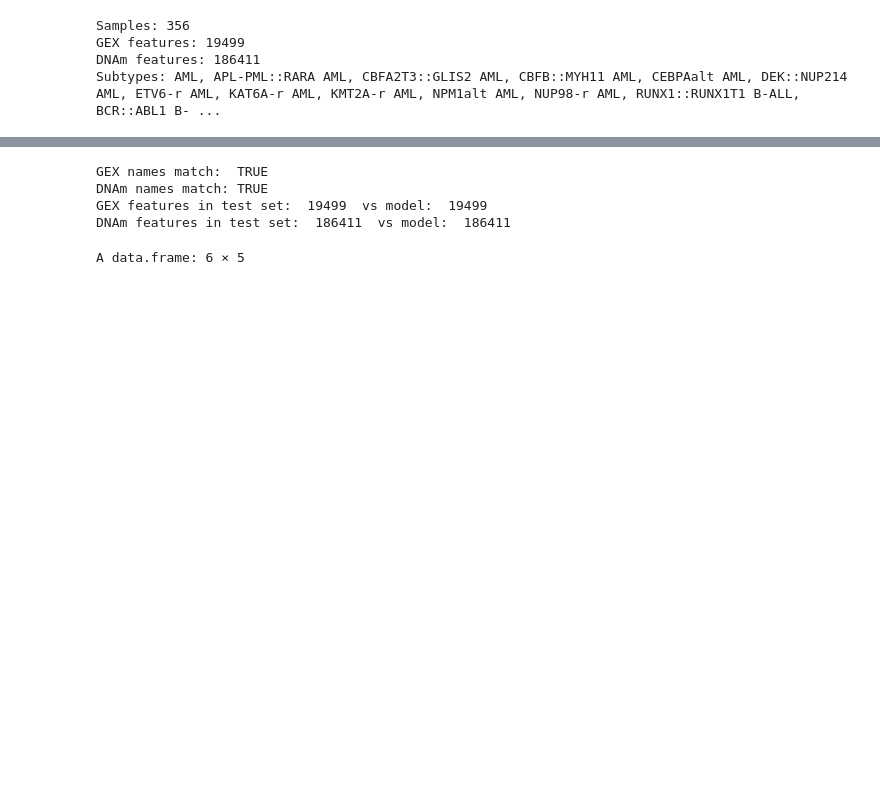
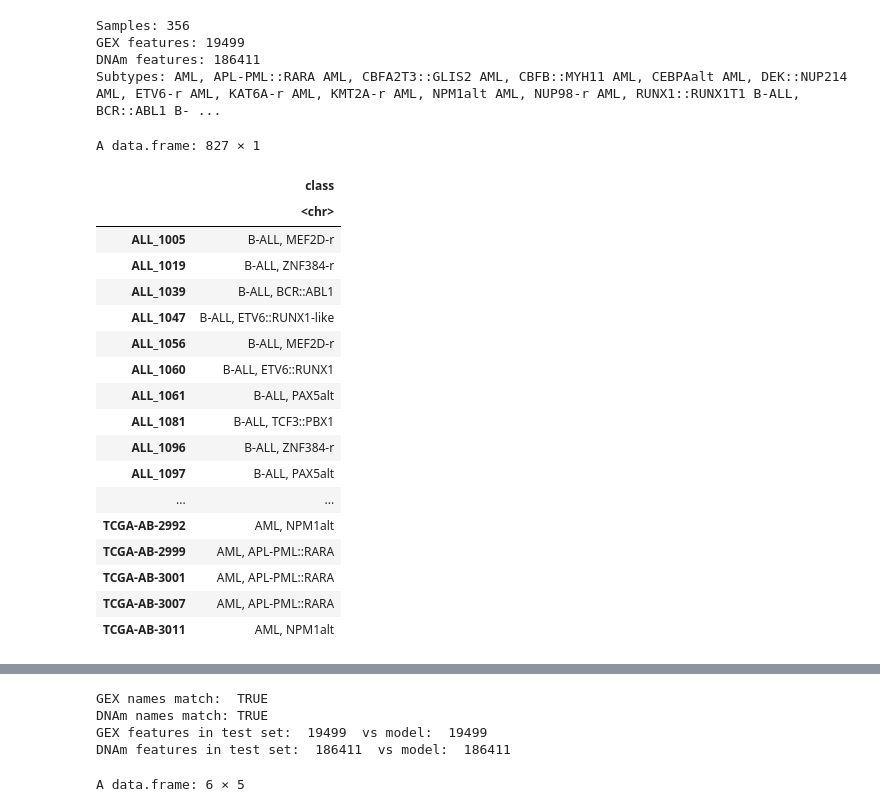
Before and after one commit to Molmed/pallas, a Jupyter notebook: R/mixomics_evaluate_model.ipynb, the cells around one changed output, grey strips where cells are left out. Cells and saved outputs as stored; diff of their text form; code cells hidden in the pictures; blank space fills up the shorter version.

```diff
--- a/R/mixomics_evaluate_model.ipynb
+++ b/R/mixomics_evaluate_model.ipynb
@@ -35,6 +43,30 @@ Samples: 356
 GEX features: 19499
 DNAm features: 186411
 Subtypes: AML, APL-PML::RARA AML, CBFA2T3::GLIS2 AML, CBFB::MYH11 AML, CEBPAalt AML, DEK::NUP214 AML, ETV6-r AML, KAT6A-r AML, KMT2A-r AML, NPM1alt AML, NUP98-r AML, RUNX1::RUNX1T1 B-ALL, BCR::ABL1 B- ...
+# %%
+# Also read in train labels to use in charts
+train_labels <- read.csv(TRAIN_LABELS_FILE, row.names = 1)
+train_labels
+# %% [output]
+A data.frame: 827 × 1
+|  | class |
+|  | <chr> |
+| ALL_1005 | B-ALL, MEF2D-r |
+| ALL_1019 | B-ALL, ZNF384-r |
+| ALL_1039 | B-ALL, BCR::ABL1 |
+| ALL_1047 | B-ALL, ETV6::RUNX1-like |
+| ALL_1056 | B-ALL, MEF2D-r |
+| ALL_1060 | B-ALL, ETV6::RUNX1 |
+| ALL_1061 | B-ALL, PAX5alt |
+| ALL_1081 | B-ALL, TCF3::PBX1 |
+| ALL_1096 | B-ALL, ZNF384-r |
+| ALL_1097 | B-ALL, PAX5alt |
+| ... | ... |
+| TCGA-AB-2992 | AML, NPM1alt |
+| TCGA-AB-2999 | AML, APL-PML::RARA |
+| TCGA-AB-3001 | AML, APL-PML::RARA |
+| TCGA-AB-3007 | AML, APL-PML::RARA |
+| TCGA-AB-3011 | AML, NPM1alt |
 # %%
 X_gex_test <- test_data$X_gex
 X_dnam_test <- test_data$X_dnam
```
Also changed, not shown: parts of 8 cells of this notebook.
